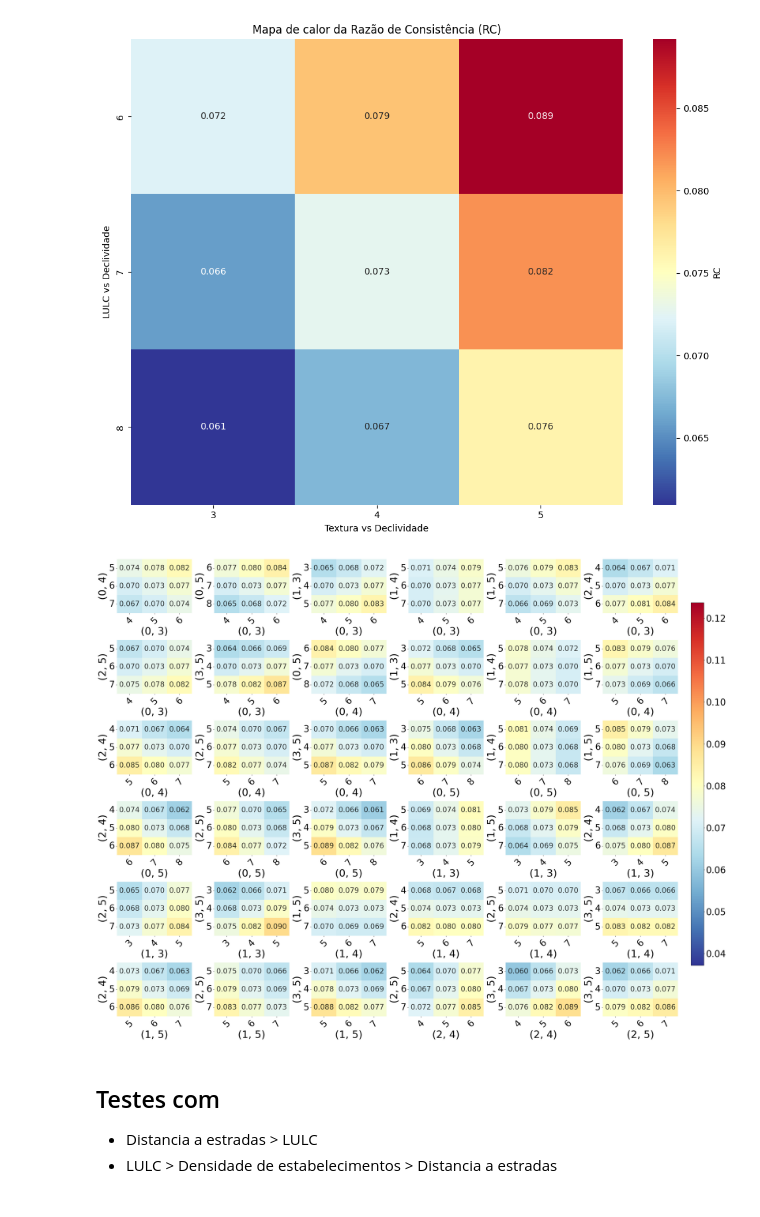
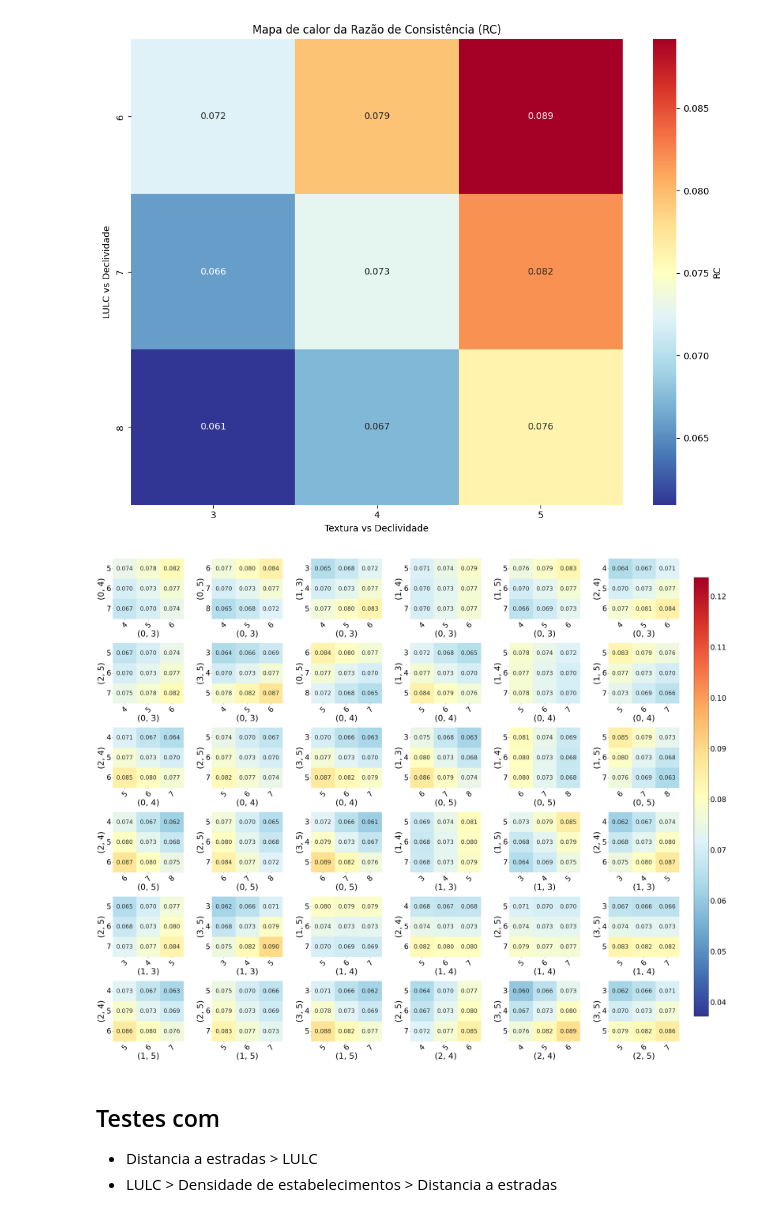
Before and after one commit to ctotti/INPE_Disciplinas, a Jupyter notebook: Masters_Thesis/AHP/Matriz_Comparacao_Pareada.ipynb, the cells around one changed output. Saved outputs shown, nothing was run; the diff lists cells and outputs as text; code cells hidden in the pictures.

Commit message:
melhora dimensões heatmaps

```diff
--- a/Masters_Thesis/AHP/Matriz_Comparacao_Pareada.ipynb
+++ b/Masters_Thesis/AHP/Matriz_Comparacao_Pareada.ipynb
@@ -316,7 +316,7 @@ vmax = df_heatmap["RC"].max()
 n = len(heatmaps)
 cols = 6
 rows = int(np.ceil(n / cols))
-fig, axes = plt.subplots(rows, cols, figsize=(5 * cols, 4 * rows))
+fig, axes = plt.subplots(rows, cols, figsize=(7 * cols, 6 * rows))
 axes = axes.flatten()
 
 for ax, (nome_x, nome_y, pivot) in zip(axes, heatmaps):
@@ -340,36 +340,41 @@ for ax, (nome_x, nome_y, pivot) in zip(axes, heatmaps):
     ax.tick_params(axis='both', labelsize=30)
 
 for ax in axes[n:]:
     ax.axis('off')
 
 # Ajustes de layout e colorbar global
-plt.tight_layout(rect=[0, 0, 0.9, 0.94])
-plt.subplots_adjust(right=0.9)
+for ax in axes[n:]:
+    ax.axis('off')
 
+plt.subplots_adjust(
+    right=0.9,
+    wspace=0.4,  # aumenta espaço horizontal
+    hspace=0.4   # aumenta espaço vertical
+)
 # Adiciona colorbar unificada
 cbar_ax = fig.add_axes([0.92, 0.15, 0.02, 0.7])
 norm = plt.Normalize(vmin=vmin, vmax=vmax)
 sm = plt.cm.ScalarMappable(cmap="RdYlBu_r", norm=norm)
 sm.set_array([])
 cbar = fig.colorbar(sm, cax=cbar_ax)
 cbar.ax.tick_params(labelsize=30)
 cbar.ax.yaxis.set_major_formatter(FormatStrFormatter('%.2f'))
 # cbar.set_label("Consistency Ratio (RC)", fontsize=18)
 
 # # Adiciona legenda explicativa das variáveis
 # legenda_texto = "0 - LULC classes; 1 - Distance to roads; 2 - Establishment density; 3 - Soil texture; 4 - Property size; 5 - Slope"
 # fig.text(0.5, -0.04, legenda_texto, ha='center', va='top', fontsize=34, family='monospace')
 # # fig.text(0.5, -0.04, legenda_texto, ha='left', va='center', rotation=90, fontsize=34, family='monospace')
 
 # Título geral
 # plt.suptitle("Heatmaps of RC by Pairwise Factor Combinations", fontsize=18)
 
 # Salvar imagem no drive
 plt.savefig("ConsistencyRatio_CR_SensibilityAnalysis_6col.png", dpi=300, bbox_inches='tight')
 
 plt.show()
 # %% [output]
-[figure, old version]
+[figure, new version]
 # %% [markdown]
 ## Testes com
 - Distancia a estradas > LULC
```
